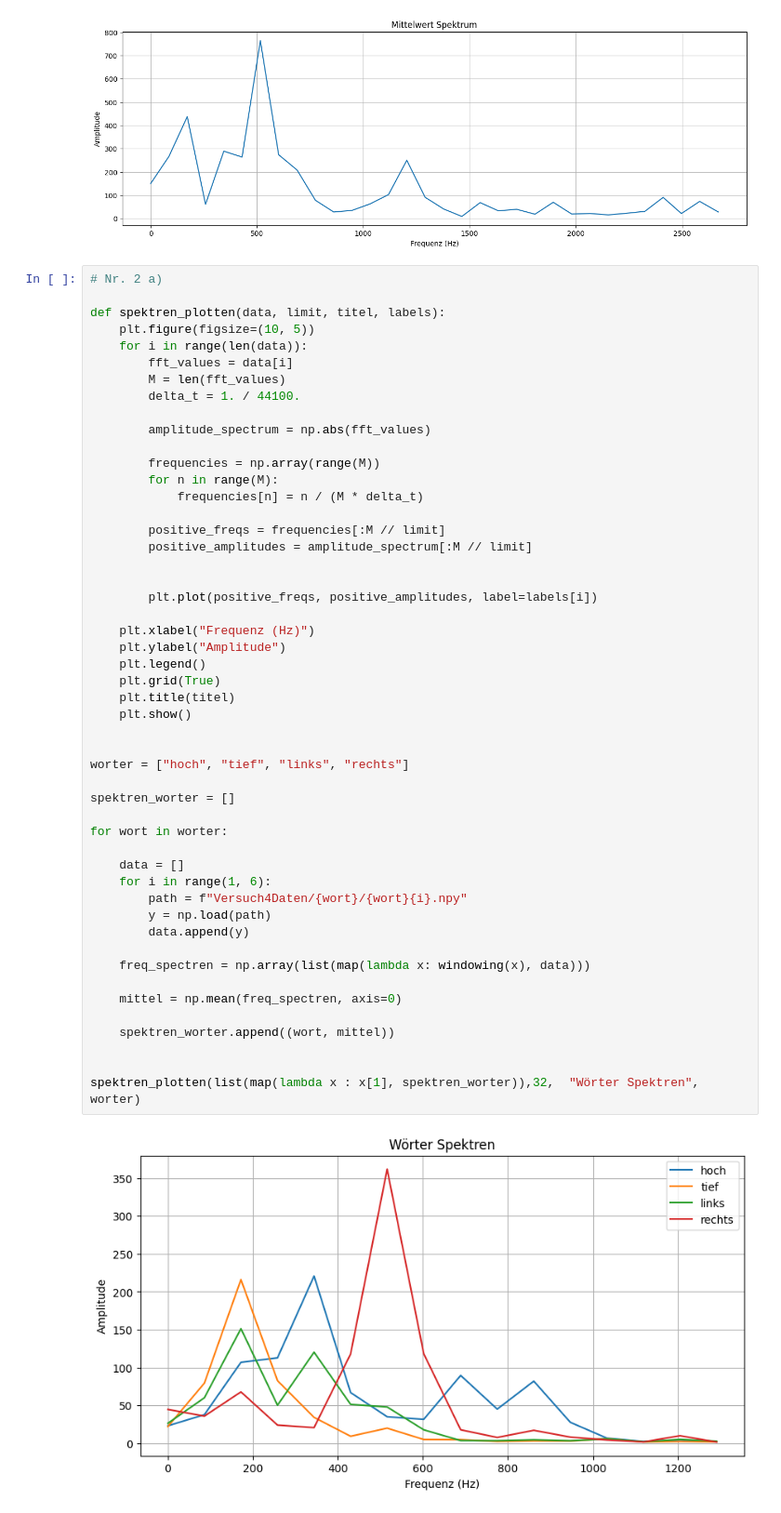
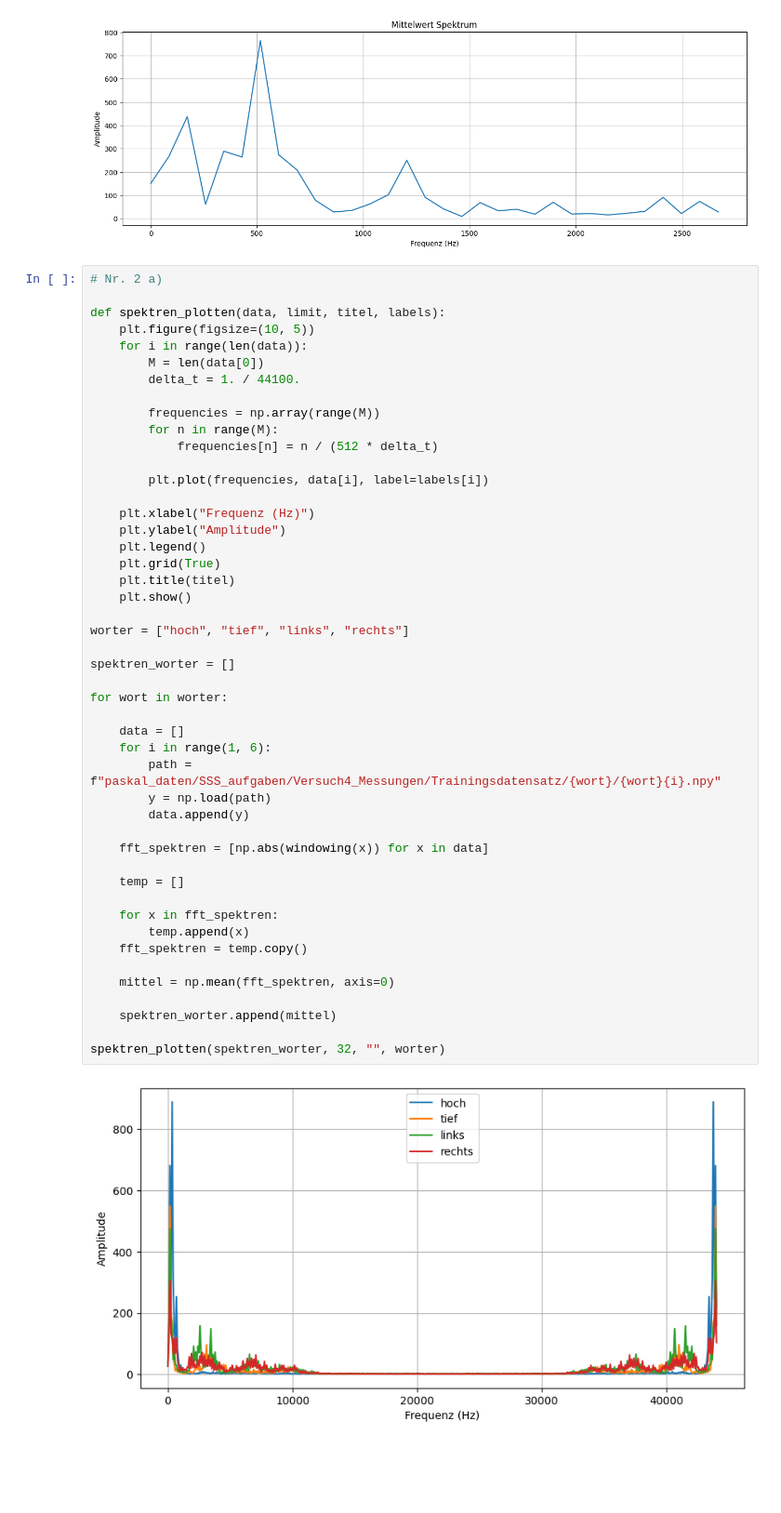
Before and after one commit to philippeZim/Signale_Systeme_Sensoren, a Jupyter notebook: Versuch4.ipynb, the cells around one changed output. Shown at 93% size. Drawn from its saved outputs; the diff is of its cells as text; blank space fills up the shorter version.

```diff
--- a/Versuch4.ipynb
+++ b/Versuch4.ipynb
@@ -123,49 +123,46 @@ spectrum_plotten(windowing(oneSecond), 16, "Mittelwert Spektrum")
 def spektren_plotten(data, limit, titel, labels):
     plt.figure(figsize=(10, 5))
     for i in range(len(data)):
-        fft_values = data[i]
-        M = len(fft_values)
+        M = len(data[0])
         delta_t = 1. / 44100.
-
-        amplitude_spectrum = np.abs(fft_values)
 
         frequencies = np.array(range(M))
         for n in range(M):
-            frequencies[n] = n / (M * delta_t)
+            frequencies[n] = n / (512 * delta_t)
 
-        positive_freqs = frequencies[:M // limit]
-        positive_amplitudes = amplitude_spectrum[:M // limit]
-
-
-        plt.plot(positive_freqs, positive_amplitudes, label=labels[i])
+        plt.plot(frequencies, data[i], label=labels[i])
 
     plt.xlabel("Frequenz (Hz)")
     plt.ylabel("Amplitude")
     plt.legend()
     plt.grid(True)
     plt.title(titel)
     plt.show()
-
 
 worter = ["hoch", "tief", "links", "rechts"]
 
 spektren_worter = []
 
 for wort in worter:
 
     data = []
     for i in range(1, 6):
-        path = f"Versuch4Daten/{wort}/{wort}{i}.npy"
+        path = f"paskal_daten/SSS_aufgaben/Versuch4_Messungen/Trainingsdatensatz/{wort}/{wort}{i}.npy"
         y = np.load(path)
         data.append(y)
 
-    freq_spectren = np.array(list(map(lambda x: windowing(x), data)))
+    fft_spektren = [np.abs(windowing(x)) for x in data]
 
-    mittel = np.mean(freq_spectren, axis=0)
+    temp = []
 
-    spektren_worter.append((wort, mittel))
+    for x in fft_spektren:
+        temp.append(x)
+    fft_spektren = temp.copy()
 
+    mittel = np.mean(fft_spektren, axis=0)
 
-spektren_plotten(list(map(lambda x : x[1], spektren_worter)),32,  "Wörter Spektren", worter)
+    spektren_worter.append(mittel)
+
+spektren_plotten(spektren_worter, 32, "", worter)
 # %% [output]
-[figure, old version]
+[figure, new version]
```
Also changed, not shown: parts of 3 cells of this notebook.
